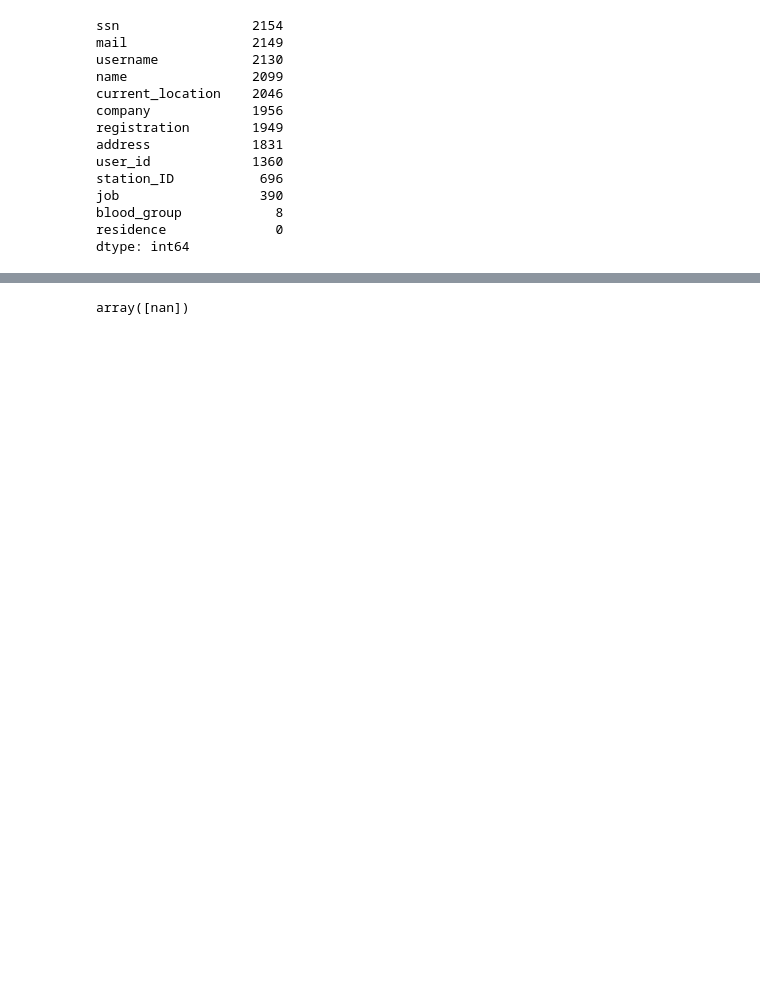
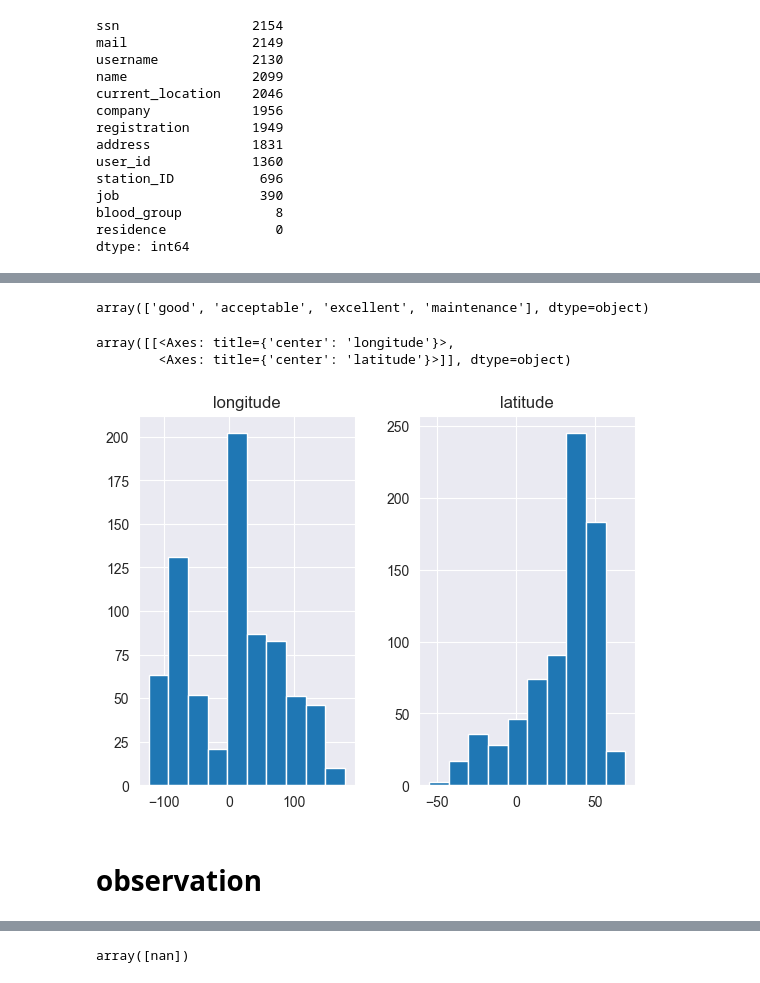
Before and after one commit to frtndmd/iau_Kosharova_Oliinyk_67, a Jupyter notebook: src/Kosharova_Oliinyk.ipynb, the cells around one changed output, grey strips where cells are left out. Saved outputs shown, nothing was run; the diff lists cells and outputs as text; code cells hidden in the pictures; blank space fills up the shorter version.

```diff
--- a/src/Kosharova_Oliinyk.ipynb
+++ b/src/Kosharova_Oliinyk.ipynb
@@ -115,0 +200,12 @@ patient_df.head()
+# %%
+station_df['QoS'].unique()
+# %% [output]
+array(['good', 'acceptable', 'excellent', 'maintenance'], dtype=object)
+# %%
+station_df.hist()
+# %% [output]
+array([[<Axes: title={'center': 'longitude'}>,
+        <Axes: title={'center': 'latitude'}>]], dtype=object)
+[figure, added]
+# %% [markdown]
+# observation
```
Also changed, not shown: parts of 35 cells of this notebook.
